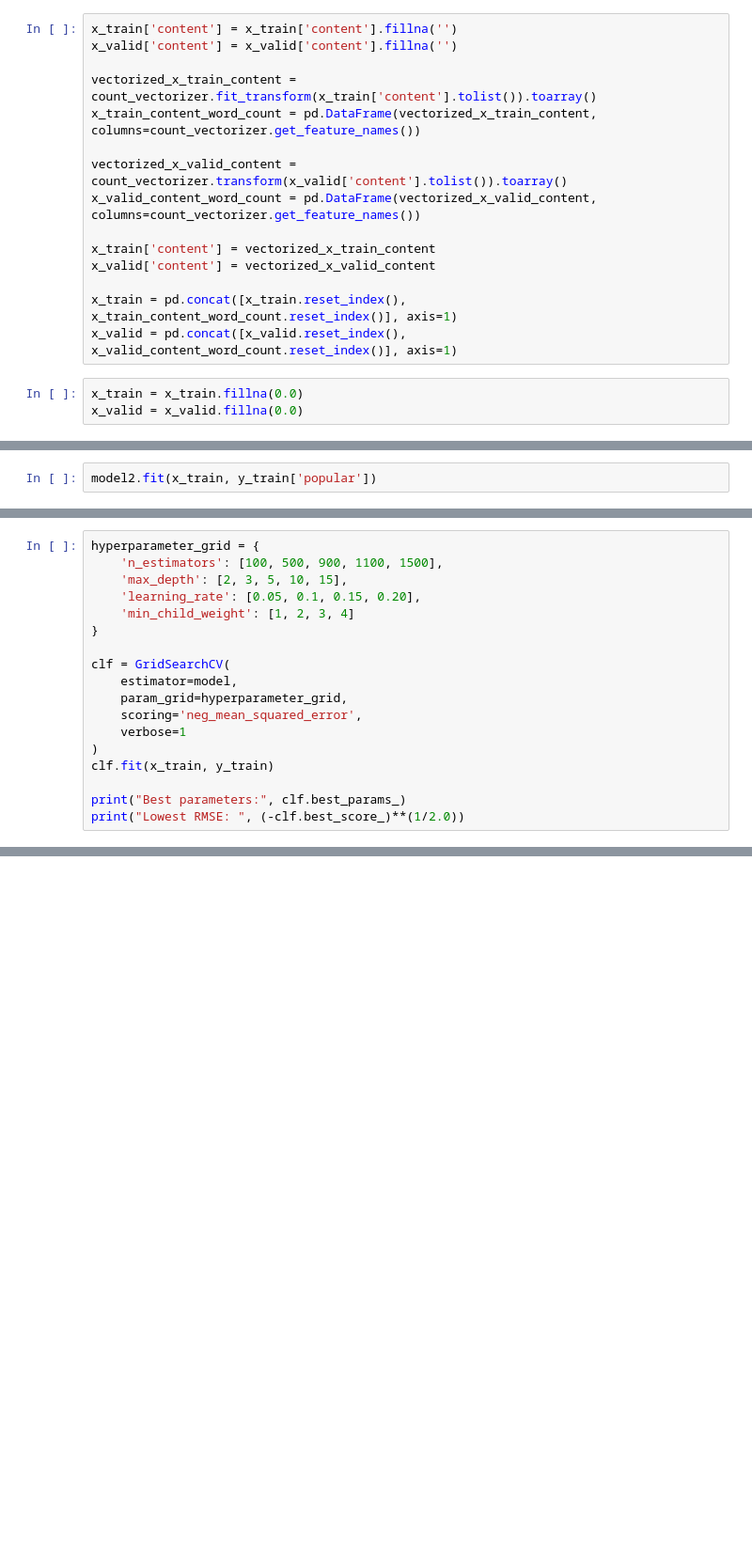
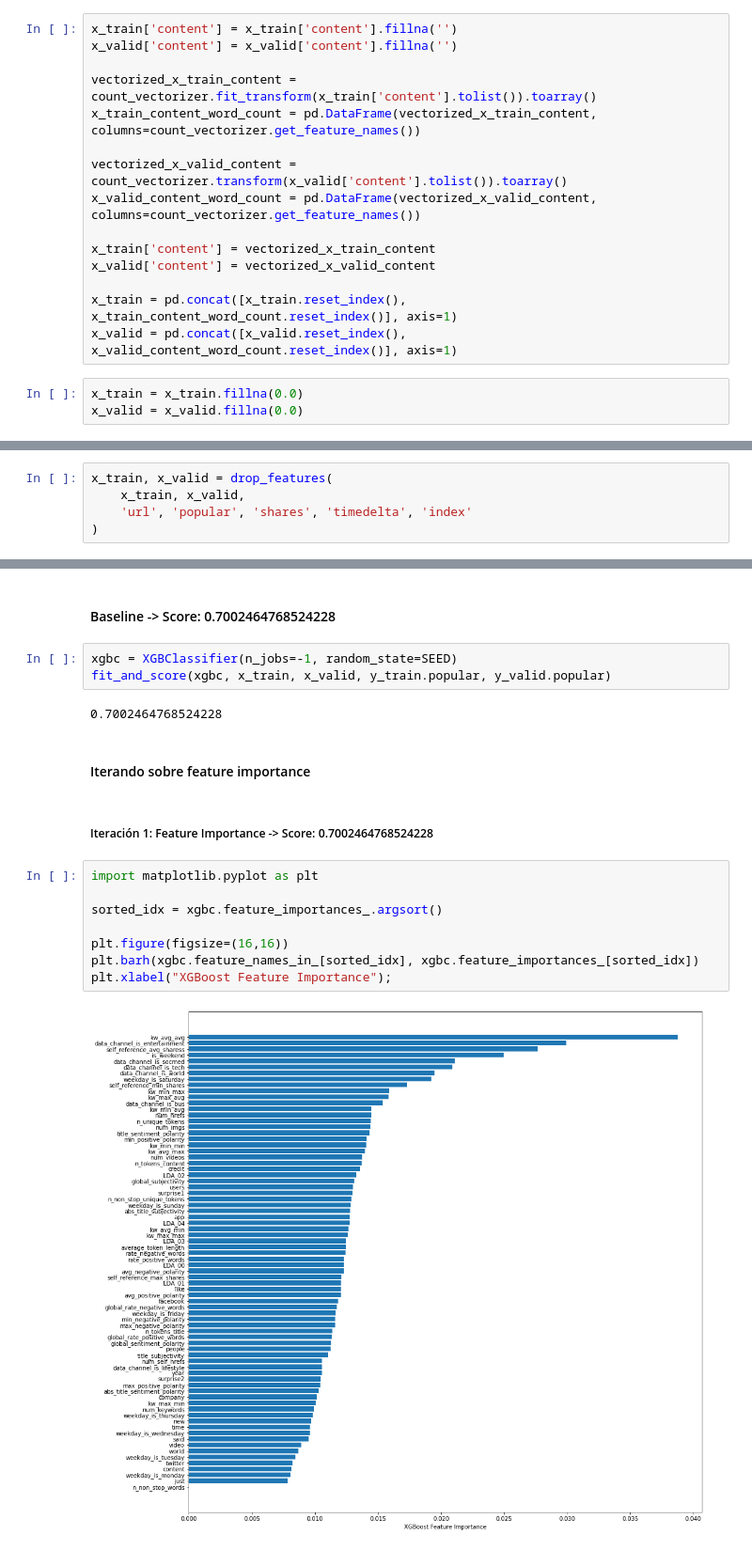
Before and after one commit to ilitteri/7506-Datos, a Jupyter notebook: tp3/tp3_parte3.ipynb, the cells around one changed output, grey strips where cells are left out. Shown at 94% size. Drawn from its saved outputs; the diff is of its cells as text; blank space fills up the shorter version.

```diff
--- a/tp3/tp3_parte3.ipynb
+++ b/tp3/tp3_parte3.ipynb
@@ -123,2 +111,0 @@ model2 = CatBoostRegressor()
-# %%
-model2.fit(x_train, y_train['popular'])
@@ -156,18 +111,0 @@ from sklearn.model_selection import RandomizedSearchCV, GridSearchCV
-# %%
-hyperparameter_grid = {
-    'n_estimators': [100, 500, 900, 1100, 1500],
-    'max_depth': [2, 3, 5, 10, 15],
-    'learning_rate': [0.05, 0.1, 0.15, 0.20],
-    'min_child_weight': [1, 2, 3, 4]
-}
-
-clf = GridSearchCV(
-    estimator=model,
-    param_grid=hyperparameter_grid,
-    scoring='neg_mean_squared_error',
-    verbose=1
-)
-clf.fit(x_train, y_train)
-
-print("Best parameters:", clf.best_params_)
-print("Lowest RMSE: ", (-clf.best_score_)**(1/2.0))
@@ -178,0 +112,5 @@ KeyboardInterrupt:
+# %%
+x_train, x_valid = drop_features(
+    x_train, x_valid,
+    'url', 'popular', 'shares', 'timedelta', 'index'
+)
@@ -178,0 +123,21 @@ KeyboardInterrupt:
+# %% [markdown]
+#### Baseline -> Score: 0.7002464768524228
+# %%
+xgbc = XGBClassifier(n_jobs=-1, random_state=SEED)
+fit_and_score(xgbc, x_train, x_valid, y_train.popular, y_valid.popular)
+# %% [output]
+0.7002464768524228
+# %% [markdown]
+#### Iterando sobre feature importance
+# %% [markdown]
+##### Iteración 1: Feature Importance -> Score: 0.7002464768524228
+# %%
+import matplotlib.pyplot as plt
+
+sorted_idx = xgbc.feature_importances_.argsort()
+
+plt.figure(figsize=(16,16))
+plt.barh(xgbc.feature_names_in_[sorted_idx], xgbc.feature_importances_[sorted_idx])
+plt.xlabel("XGBoost Feature Importance");
+# %% [output]
+[figure, added]
```
Also changed, not shown: parts of 61 cells of this notebook.
